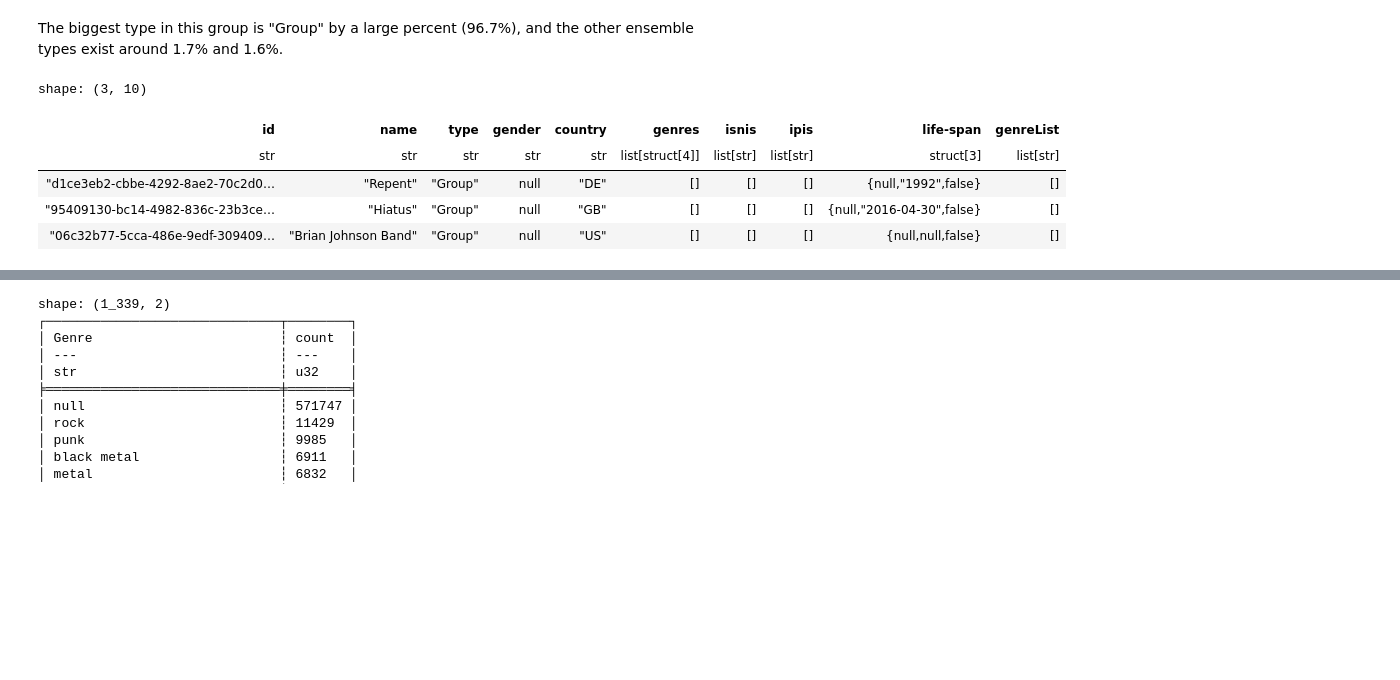
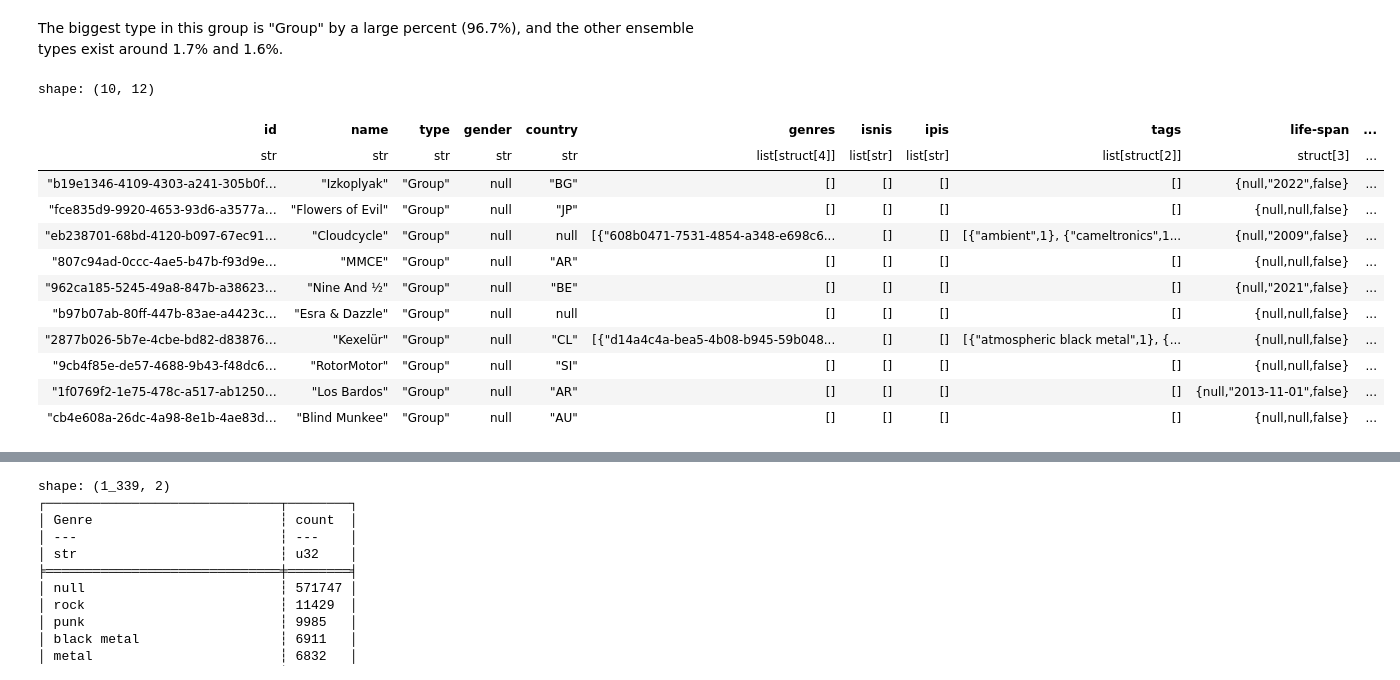
Before and after one commit to malik-files/MScDiss_IGASTNBK_, a Jupyter notebook: Main Code/inspecting_analysing_group_MB_data.ipynb, the cells around one changed output, grey strips where cells are left out. Cells and saved outputs as stored; diff of their text form; code cells hidden in the pictures; blank space fills up the shorter version.

```diff
--- a/Main Code/inspecting_analysing_group_MB_data.ipynb
+++ b/Main Code/inspecting_analysing_group_MB_data.ipynb
@@ -126,16 +246,17 @@ shape: (3, 2)
 # %% [markdown]
 The biggest type in this group is "Group" by a large percent (96.7%), and the other ensemble types exist around 1.7% and 1.6%.
 # %%
-#Let's get the genres out
-
-groupDFPandas = groupDF.to_pandas(use_pyarrow_extension_array=True)
-groupDFPandas['genreList'] = groupDFPandas['genres'].map(prettifyGenres)
-groupDF = pl.from_pandas(groupDFPandas)
-display(groupDF.head(3))
 # %% [output]
-shape: (3, 10)
+shape: (10, 12)
-| id | name | type | gender | country | genres | isnis | ipis | life-span | genreList |
-| str | str | str | str | str | list[struct[4]] | list[str] | list[str] | struct[3] | list[str] |
-| "d1ce3eb2-cbbe-4292-8ae2-70c2d0… | "Repent" | "Group" | null | "DE" | [] | [] | [] | {null,"1992",false} | [] |
-| "95409130-bc14-4982-836c-23b3ce… | "Hiatus" | "Group" | null | "GB" | [] | [] | [] | {null,"2016-04-30",false} | [] |
-| "06c32b77-5cca-486e-9edf-309409… | "Brian Johnson Band" | "Group" | null | "US" | [] | [] | [] | {null,null,false} | [] |
+| id | name | type | gender | country | genres | isnis | ipis | tags | life-span | ... |
+| str | str | str | str | str | list[struct[4]] | list[str] | list[str] | list[struct[2]] | struct[3] | ... |
+| "b19e1346-4109-4303-a241-305b0f… | "Izkoplyak" | "Group" | null | "BG" | [] | [] | [] | [] | {null,"2022",false} | ... |
+| "fce835d9-9920-4653-93d6-a3577a… | "Flowers of Evil" | "Group" | null | "JP" | [] | [] | [] | [] | {null,null,false} | ... |
+| "eb238701-68bd-4120-b097-67ec91… | "Cloudcycle" | "Group" | null | null | [{"608b0471-7531-4854-a348-e698c6... | [] | [] | [{"ambient",1}, {"cameltronics",1... | {null,"2009",false} | ... |
+| "807c94ad-0ccc-4ae5-b47b-f93d9e… | "MMCE" | "Group" | null | "AR" | [] | [] | [] | [] | {null,null,false} | ... |
+| "962ca185-5245-49a8-847b-a38623… | "Nine And ½" | "Group" | null | "BE" | [] | [] | [] | [] | {null,"2021",false} | ... |
+| "b97b07ab-80ff-447b-83ae-a4423c… | "Esra & Dazzle" | "Group" | null | null | [] | [] | [] | [] | {null,null,false} | ... |
+| "2877b026-5b7e-4cbe-bd82-d83876… | "Kexelür" | "Group" | null | "CL" | [{"d14a4c4a-bea5-4b08-b945-59b048... | [] | [] | [{"atmospheric black metal",1}, {... | {null,null,false} | ... |
+| "9cb4f85e-de57-4688-9b43-f48dc6… | "RotorMotor" | "Group" | null | "SI" | [] | [] | [] | [] | {null,null,false} | ... |
+| "1f0769f2-1e75-478c-a517-ab1250… | "Los Bardos" | "Group" | null | "AR" | [] | [] | [] | [] | {null,"2013-11-01",false} | ... |
+| "cb4e608a-26dc-4a98-8e1b-4ae83d… | "Blind Munkee" | "Group" | null | "AU" | [] | [] | [] | [] | {null,null,false} | ... |
```
Also changed, not shown: parts of 9 cells of this notebook, 10 other files.
